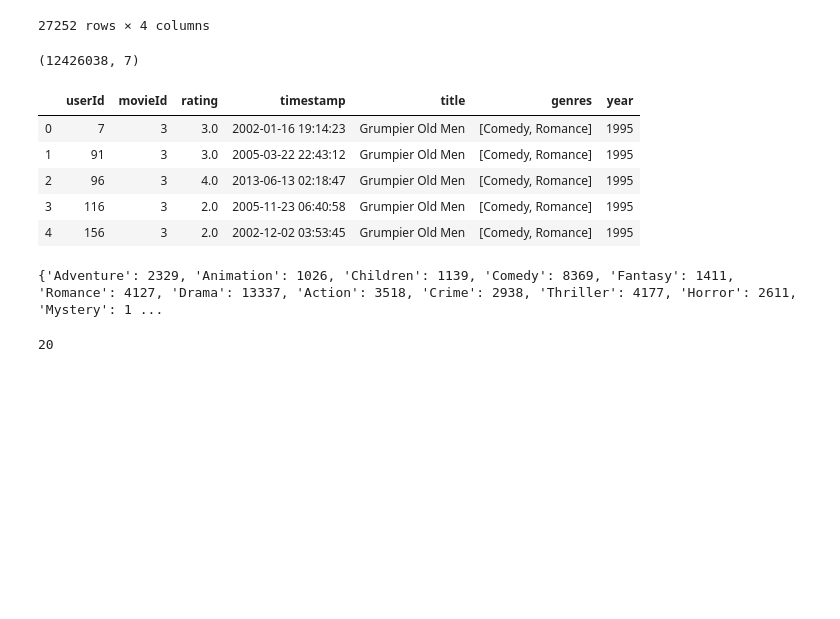
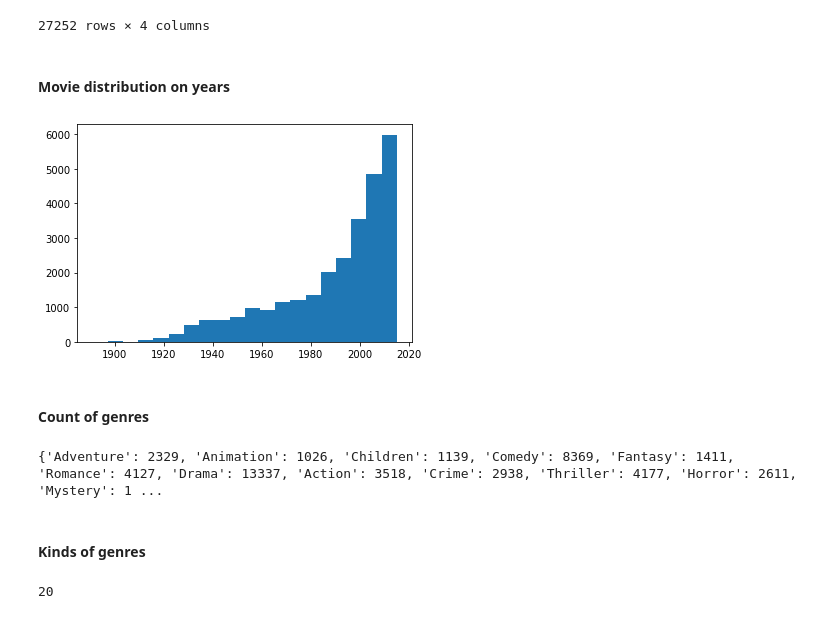
Before and after one commit to abhijit1998/Movie-Recommender, a Jupyter notebook: Movie Recommender System.ipynb, the cells around one changed output. Cells and saved outputs as stored; diff of their text form; code cells hidden in the pictures; blank space fills up the shorter version.

```diff
--- a/Movie Recommender System.ipynb
+++ b/Movie Recommender System.ipynb
@@ -76,16 +97,12 @@ ratings_with_moviename = ratings.merge(movies_refine, on='movieId')
-# %%
-ratings_with_moviename.shape
-# %% [output]
-(12426038, 7)
-# %%
-ratings_with_moviename.head()
-# %% [output]
-|  | userId | movieId | rating | timestamp | title | genres | year |
-| 0 | 7 | 3 | 3.0 | 2002-01-16 19:14:23 | Grumpier Old Men | [Comedy, Romance] | 1995 |
-| 1 | 91 | 3 | 3.0 | 2005-03-22 22:43:12 | Grumpier Old Men | [Comedy, Romance] | 1995 |
-| 2 | 96 | 3 | 4.0 | 2013-06-13 02:18:47 | Grumpier Old Men | [Comedy, Romance] | 1995 |
-| 3 | 116 | 3 | 2.0 | 2005-11-23 06:40:58 | Grumpier Old Men | [Comedy, Romance] | 1995 |
-| 4 | 156 | 3 | 2.0 | 2002-12-02 03:53:45 | Grumpier Old Men | [Comedy, Romance] | 1995 |
+# %% [markdown]
+#### Movie distribution on years
+# %%
+plt.hist(movies_refine.year, bins=20)
+plt.show()
+# %% [output]
+[figure, added]
+# %% [markdown]
+#### Count of genres
 # %%
 genre_count = dict()
 for index, series in movies_refine.iterrows():
@@ -94,6 +111,8 @@ for index, series in movies_refine.iterrows():
 print(genre_count)
 # %% [output]
 {'Adventure': 2329, 'Animation': 1026, 'Children': 1139, 'Comedy': 8369, 'Fantasy': 1411, 'Romance': 4127, 'Drama': 13337, 'Action': 3518, 'Crime': 2938, 'Thriller': 4177, 'Horror': 2611, 'Mystery': 1 ...
+# %% [markdown]
+#### Kinds of genres
 # %%
 len(genre_count)
 # %% [output]
```
Also changed, not shown: parts of 58 cells of this notebook.
